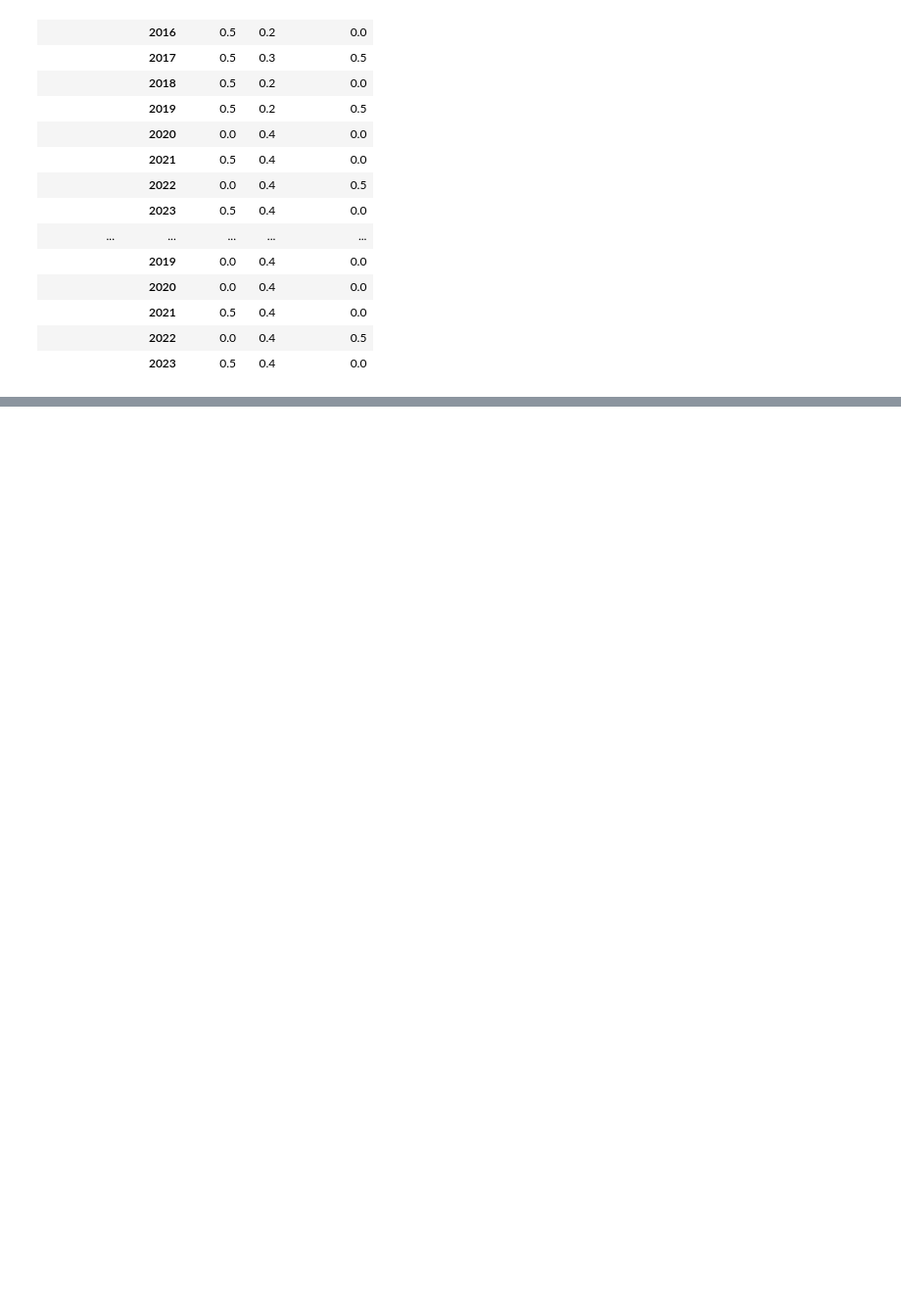
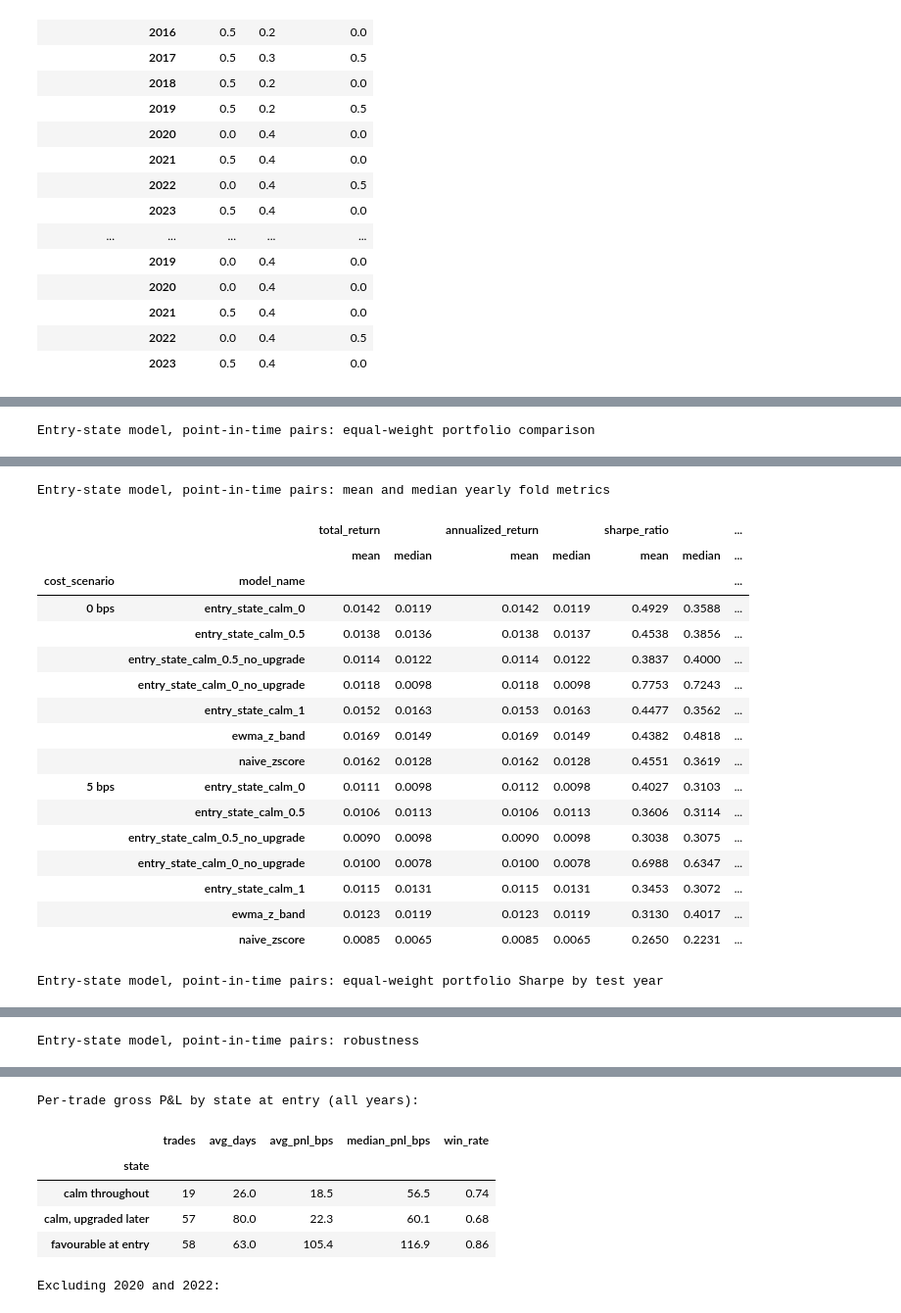
Before and after one commit to StormBringer06/AlphaFund, a Jupyter notebook: analyse.ipynb, the cells around one changed output, grey strips where cells are left out. Shown at 98% size. Drawn from its saved outputs; the diff is of its cells as text; code cells hidden in the pictures; blank space fills up the shorter version.

```diff
--- a/analyse.ipynb
+++ b/analyse.ipynb
@@ -663,0 +669,51 @@ Vol-scaled naive, point-in-time pairs: parameters selected for each test year
+# %%
+entry_results = show_results(
+    "Entry-state model, point-in-time pairs",
+    Path("backtest_results") / "entry_state",
+    "python -m improved_models.entry_state_model",
+    by_pair=False,
+)
+
+# Per-trade P&L by state at entry (no-cost run, calm_size=1 so every trade is held at full size).
+trade_daily = pd.read_csv(
+    Path("backtest_results") / "entry_state" / "daily_results_0bps.csv", parse_dates=["date"], low_memory=False
+)
+trade_daily = trade_daily[trade_daily["model_name"] == "entry_state_calm_1"].sort_values(["pair_id", "fold_id", "date"])
+for column in ("trade_entry", "trade_full_size"):
+    trade_daily[column] = trade_daily[column].astype(str) == "True"
+trade_daily["trade_id"] = trade_daily.groupby(["pair_id", "fold_id"])["trade_entry"].cumsum()
+trade_daily["next_return"] = trade_daily.groupby(["pair_id", "fold_id"])["gross_strategy_return"].shift(-1)
+open_days = trade_daily[trade_daily["trade_side"].astype(float) != 0]
+trades = open_days.groupby(["pair_id", "fold_id", "trade_id"]).agg(
+    test_year=("test_year", "first"),
+    favourable_at_entry=("trade_full_size", "first"),
+    full_at_exit=("trade_full_size", "last"),
+    days=("date", "size"),
+    pnl=("next_return", "sum"),
+)
+trades["state"] = np.select(
+    [trades["favourable_at_entry"], trades["full_at_exit"]],
+    ["favourable at entry", "calm, upgraded later"],
+    "calm throughout",
+)
+
+
+def trade_table(frame):
+    grouped = frame.groupby("state")["pnl"]
+    return pd.DataFrame(
+        {
+            "trades": grouped.size(),
+            "avg_days": frame.groupby("state")["days"].mean().round(0),
+            "avg_pnl_bps": (grouped.mean() * 1e4).round(1),
+            "median_pnl_bps": (grouped.median() * 1e4).round(1),
+            "win_rate": grouped.apply(lambda pnl: (pnl > 0).mean()).round(2),
+        }
+    )
+
+
+print("\nPer-trade gross P&L by state at entry (all years):")
+display(trade_table(trades))
+print("\nExcluding 2020 and 2022:")
+display(trade_table(trades[~trades["test_year"].isin([2020, 2022])]))
+# %% [output]
+Entry-state model, point-in-time pairs: equal-weight portfolio comparison
@@ -663,0 +736,19 @@ Vol-scaled naive, point-in-time pairs: parameters selected for each test year
+Entry-state model, point-in-time pairs: mean and median yearly fold metrics
+|  |  | total_return |  | annualized_return |  | sharpe_ratio |  | ... |
+|  |  | mean | median | mean | median | mean | median | ... |
+| cost_scenario | model_name |  |  |  |  |  |  | ... |
+| 0 bps | entry_state_calm_0 | 0.0142 | 0.0119 | 0.0142 | 0.0119 | 0.4929 | 0.3588 | ... |
+|  | entry_state_calm_0.5 | 0.0138 | 0.0136 | 0.0138 | 0.0137 | 0.4538 | 0.3856 | ... |
+|  | entry_state_calm_0.5_no_upgrade | 0.0114 | 0.0122 | 0.0114 | 0.0122 | 0.3837 | 0.4000 | ... |
+|  | entry_state_calm_0_no_upgrade | 0.0118 | 0.0098 | 0.0118 | 0.0098 | 0.7753 | 0.7243 | ... |
+|  | entry_state_calm_1 | 0.0152 | 0.0163 | 0.0153 | 0.0163 | 0.4477 | 0.3562 | ... |
+|  | ewma_z_band | 0.0169 | 0.0149 | 0.0169 | 0.0149 | 0.4382 | 0.4818 | ... |
+|  | naive_zscore | 0.0162 | 0.0128 | 0.0162 | 0.0128 | 0.4551 | 0.3619 | ... |
+| 5 bps | entry_state_calm_0 | 0.0111 | 0.0098 | 0.0112 | 0.0098 | 0.4027 | 0.3103 | ... |
+|  | entry_state_calm_0.5 | 0.0106 | 0.0113 | 0.0106 | 0.0113 | 0.3606 | 0.3114 | ... |
+|  | entry_state_calm_0.5_no_upgrade | 0.0090 | 0.0098 | 0.0090 | 0.0098 | 0.3038 | 0.3075 | ... |
+|  | entry_state_calm_0_no_upgrade | 0.0100 | 0.0078 | 0.0100 | 0.0078 | 0.6988 | 0.6347 | ... |
+|  | entry_state_calm_1 | 0.0115 | 0.0131 | 0.0115 | 0.0131 | 0.3453 | 0.3072 | ... |
+|  | ewma_z_band | 0.0123 | 0.0119 | 0.0123 | 0.0119 | 0.3130 | 0.4017 | ... |
+|  | naive_zscore | 0.0085 | 0.0065 | 0.0085 | 0.0065 | 0.2650 | 0.2231 | ... |
+Entry-state model, point-in-time pairs: equal-weight portfolio Sharpe by test year
@@ -663,0 +773 @@ Vol-scaled naive, point-in-time pairs: parameters selected for each test year
+Entry-state model, point-in-time pairs: robustness
@@ -663,0 +790,7 @@ Vol-scaled naive, point-in-time pairs: parameters selected for each test year
+Per-trade gross P&L by state at entry (all years):
+|  | trades | avg_days | avg_pnl_bps | median_pnl_bps | win_rate |
+| state |  |  |  |  |  |
+| calm throughout | 19 | 26.0 | 18.5 | 56.5 | 0.74 |
+| calm, upgraded later | 57 | 80.0 | 22.3 | 60.1 | 0.68 |
+| favourable at entry | 58 | 63.0 | 105.4 | 116.9 | 0.86 |
+Excluding 2020 and 2022:
```
Also changed, not shown: parts of 3 cells of this notebook, 13 other files.
